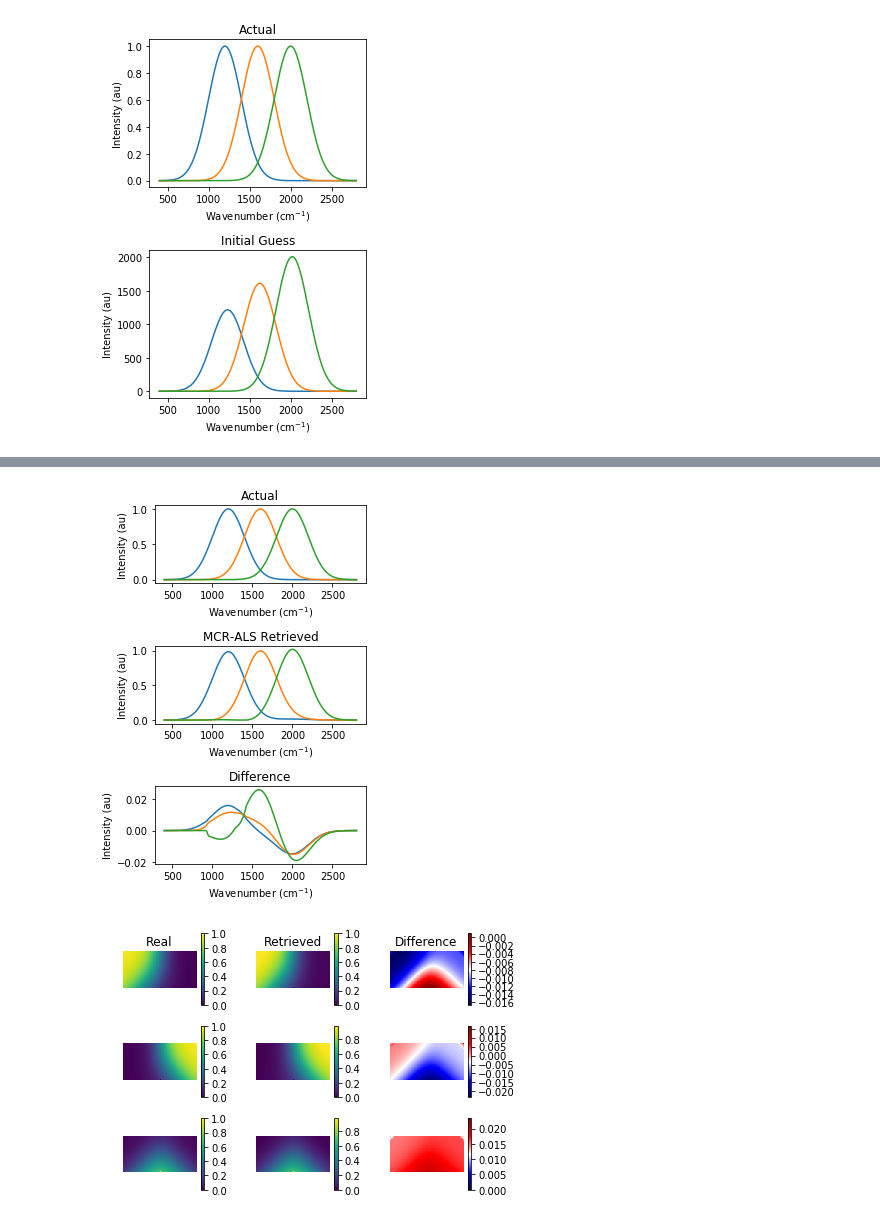
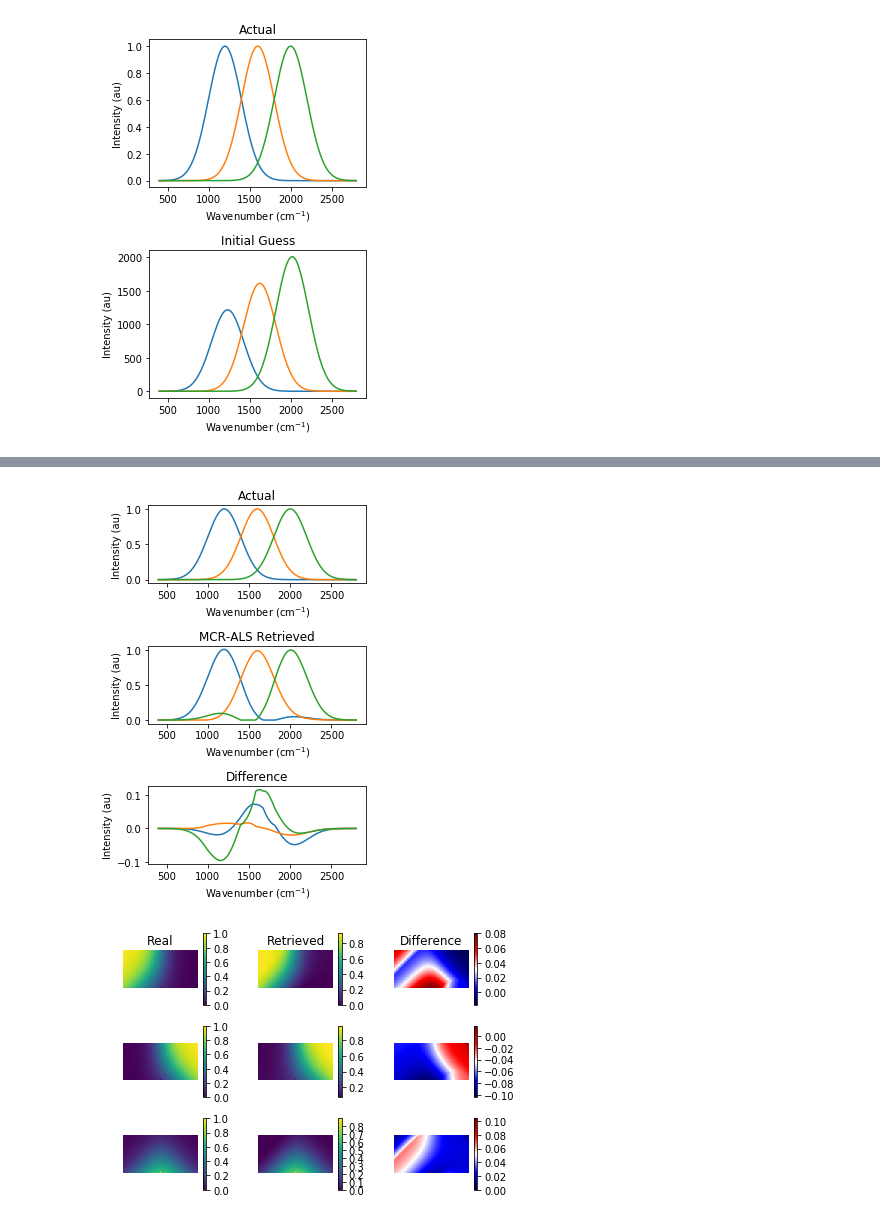
Before and after one commit to usnistgov/pyMCR, a Jupyter notebook: Examples/Demo.ipynb, the cells around one changed output, grey strips where cells are left out. Cells and saved outputs as stored; diff of their text form; code cells hidden in the pictures.

Commit message:
Initial commit of total rewrite for 0.2 version

```diff
--- a/Examples/Demo.ipynb
+++ b/Examples/Demo.ipynb
@@ -158,13 +166,13 @@ plt.ylabel('Intensity (au)')
 plt.title('Actual')
 
 plt.subplot(223)
-plt.plot(wn, mcrals.spectra_.T)
+plt.plot(wn, mcrals.ST_opt_.T)
 plt.xlabel(r'Wavenumber (cm$^{-1}$)')
 plt.ylabel('Intensity (au)')
 plt.title('MCR-ALS Retrieved')
 
 plt.subplot(224)
-plt.plot(wn, spectra.T - mcrals.spectra_.T)
+plt.plot(wn, spectra.T - mcrals.ST_opt_.T)
 plt.xlabel(r'Wavenumber (cm$^{-1}$)')
 plt.ylabel('Intensity (au)')
 plt.title('Difference')
@@ -173,7 +181,7 @@ plt.tight_layout()
 plt.savefig('mcr_spectra_retr.png')
 plt.show()
 
-temp = mcrals.conc_.reshape(conc.shape)
+temp = mcrals.C_opt_.reshape(conc.shape)
 plt.figure(figsize=(6,4))
 for num in range(n_components):
     plt.subplot(3,3,3*num+1)
@@ -248,9 +241,10 @@ plt.tight_layout()
 # %% [output]
 [figure]
 # %%
-mcrals = McrAls(max_iter=200, tol_mse=1e-7, tol_dif_conc=1e-7, tol_dif_spect=1e-7)
-mcrals.fit(hsi.reshape((-1, wn.size)), initial_conc=initial_conc.reshape((-1, 3)))
-print('\nFinal MSE: {:.7e}'.format(mcrals.mse[-1]))
-print('Final C_MRD: {:.7e}'.format(mcrals._c_mrd))
-print('Final ST_MRD: {:.7e}'.format(mcrals._st_mrd))
+mcrals = McrAls(max_iter=100, tol_increase=2,c_regr='NNLS',
+                st_regr='NNLS', c_constraints=[ConstraintNonneg(), ConstraintNorm()])
+
+mcrals.fit(hsi.reshape((-1, wn.size)), C=initial_conc.reshape((M*N,n_components)),
+           verbose=True)
+print('\nFinal MSE: {:.7e}'.format(mcrals.err[-1]))
 # %% [output]
@@ -280,13 +274,13 @@ plt.ylabel('Intensity (au)')
 plt.title('Actual')
 
 plt.subplot(312)
-plt.plot(wn, mcrals.spectra_.T)
+plt.plot(wn, mcrals.ST_opt_.T)
 plt.xlabel(r'Wavenumber (cm$^{-1}$)')
 plt.ylabel('Intensity (au)')
 plt.title('MCR-ALS Retrieved')
 
 plt.subplot(313)
-plt.plot(wn, spectra.T - mcrals.spectra_.T)
+plt.plot(wn, spectra.T - mcrals.ST_opt_.T)
 plt.xlabel(r'Wavenumber (cm$^{-1}$)')
 plt.ylabel('Intensity (au)')
 plt.title('Difference')
@@ -294,7 +288,7 @@ plt.title('Difference')
 plt.tight_layout()
 plt.show()
 
-temp = mcrals.conc_.reshape(conc.shape)
+temp = mcrals.C_opt_.reshape(conc.shape)
 plt.figure(figsize=(6,4))
 for num in range(n_components):
     plt.subplot(3,3,3*num+1)
@@ -377,0 +348,7 @@ Final ST_MRD: -1.1126000e-03
+# %%
+mcrals = McrAls(max_iter=100, tol_increase=2, tol_err_change=1e-10,
+                c_regr=Ridge(alpha=1), st_regr=NNLS(),
+                c_constraints=[ConstraintNonneg(), ConstraintNorm()])
+
+mcrals.fit(hsi.reshape((-1, wn.size)), ST=initial_spectra, verbose=True)
+print('\nFinal MSE: {:.7e}'.format(mcrals.err[-1]))
@@ -384,13 +379,13 @@ plt.ylabel('Intensity (au)')
 plt.title('Actual')
 
 plt.subplot(312)
-plt.plot(wn, mcrals_nnls.spectra_.T)
+plt.plot(wn, mcrals.ST_opt_.T)
 plt.xlabel(r'Wavenumber (cm$^{-1}$)')
 plt.ylabel('Intensity (au)')
 plt.title('MCR-ALS Retrieved')
 
 plt.subplot(313)
-plt.plot(wn, spectra.T - mcrals_nnls.spectra_.T)
+plt.plot(wn, spectra.T - mcrals.ST_opt_.T)
 plt.xlabel(r'Wavenumber (cm$^{-1}$)')
 plt.ylabel('Intensity (au)')
 plt.title('Difference')
@@ -398,34 +393,34 @@ plt.title('Difference')
 plt.tight_layout()
 plt.show()
 
-temp = mcrals_nnls.conc_.reshape(conc.shape)
+temp = mcrals.C_opt_.reshape(conc.shape)
 plt.figure(figsize=(6,4))
 for num in range(n_components):
     plt.subplot(3,3,3*num+1)
     plt.imshow(conc[...,num])
     plt.colorbar()
     plt.axis('off')
     if num == 0:
         plt.title('Real')
 
     plt.subplot(3,3,3*num+2)
     plt.imshow(temp[...,num])
     plt.colorbar()
     plt.axis('off')
 
     if num == 0:
         plt.title('Retrieved')
 
     plt.subplot(3,3,3*num+3)
     plt.imshow(conc[...,num] - temp[...,num], cmap='seismic')
     plt.colorbar()
     plt.axis('off')
 
     if num == 0:
         plt.title('Difference')
 
 plt.tight_layout()
 plt.show()
 # %% [output]
-[figure, old version]
+[figure, new version]
-[figure, old version]
+[figure, new version]
```
Also changed, not shown: parts of 17 cells of this notebook, 16 other files.
